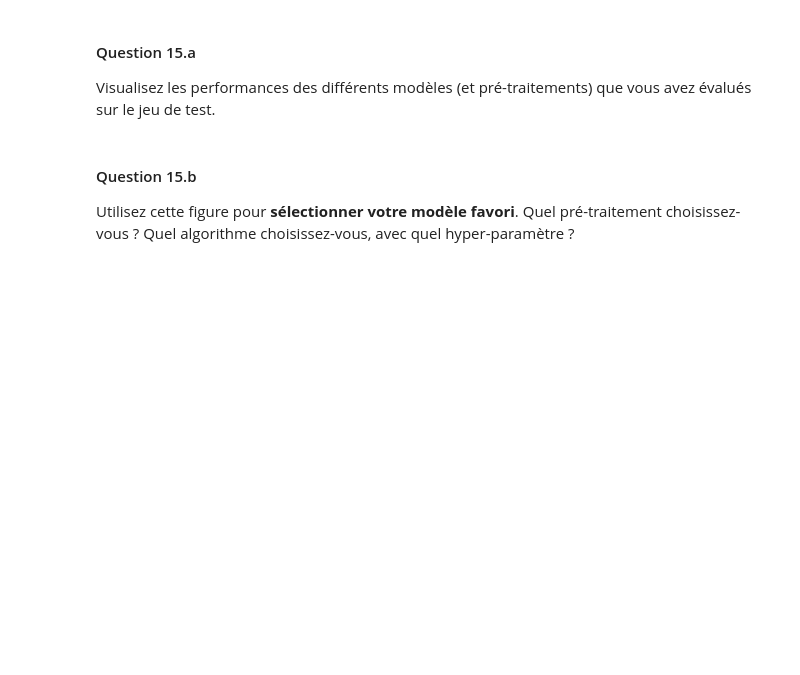
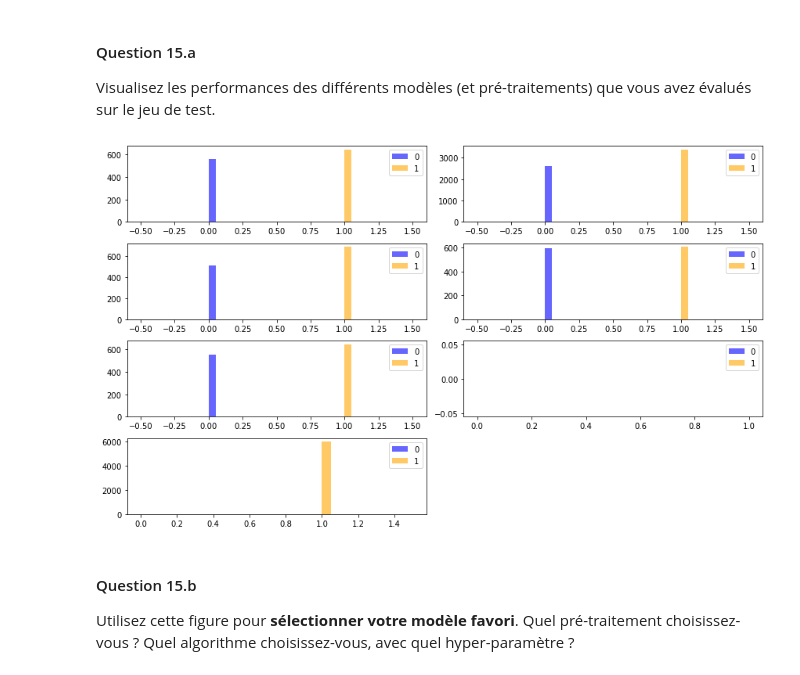
Before and after one commit to plgstalter/sdd_2021, a Jupyter notebook: projet/Projet.ipynb, the cells around one changed output. Drawn from its saved outputs; the diff is of its cells as text; code cells hidden in the pictures; blank space fills up the shorter version.

```diff
--- a/projet/Projet.ipynb
+++ b/projet/Projet.ipynb
@@ -275,7 +277,7 @@ __Conseils :__
 # %%
 from sklearn.linear_model import LogisticRegression
 # %%
-logic = LogisticRegression(random_state=42, max_iter=10000)
+logic = LogisticRegression(random_state=42, max_iter=10000, penalty='none')
 logic.fit(X_train, y_train)
 y_pred_logic = logic.predict(X_test)
 # %% [markdown]
@@ -395,7 +397,7 @@ __Conseils :__
 # %%
 from sklearn.ensemble import RandomForestClassifier
 # %%
-forest = RandomForestClassifier(max_depth=2, random_state=42)
+forest = RandomForestClassifier(max_depth=50, random_state=42)
 forest.fit(X_train, y_train)
 
 y_forest_pred = forest.predict(X_test)
@@ -408,6 +412,21 @@ On obtient un F-score de 0.823
 # %% [markdown]
 #### Question 15.a
 Visualisez les performances des différents modèles (et pré-traitements) que vous avez évalués sur le jeu de test.
+# %%
+versions = [y_forest_pred, y_pred, y_pred_2, y_pred_logic, y_pred_neigh, y_pred_ridge, y_naif]
+# %%
+fig = plt.figure(figsize=(12, 12));
+j = 0
+for i in versions:
+    ax = fig.add_subplot(7, 2, j + 1);
+    j += 1
+    ax.hist(i[np.where(i == 0)], bins=20, alpha=.6, color='blue');
+    ax.hist(i[np.where(i == 1)], bins=20, alpha=.6, color='orange');
+    ax.legend('01')
+fig.tight_layout(pad=1.)
+plt.show();
+# %% [output]
+[figure, added]
 # %% [markdown]
 #### Question 15.b
 Utilisez cette figure pour __sélectionner votre modèle favori__. Quel pré-traitement choisissez-vous ? Quel algorithme choisissez-vous, avec quel hyper-paramètre ?
```
Also changed, not shown: parts of 8 cells of this notebook.
